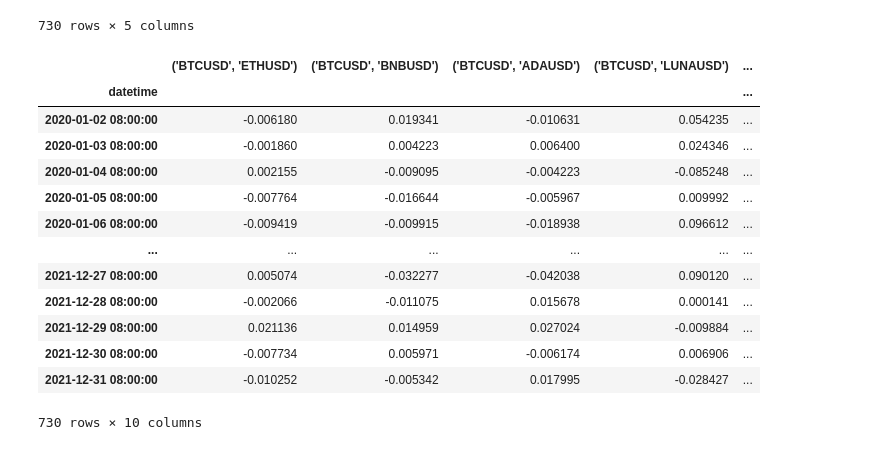
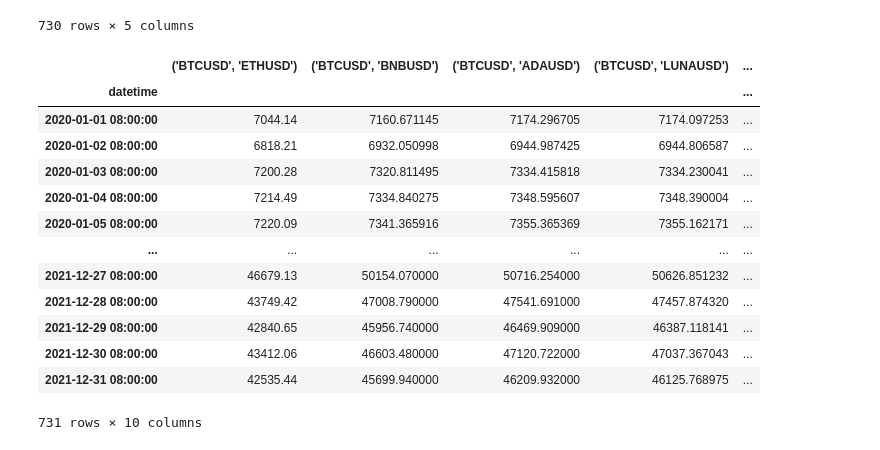
Before and after one commit to TzuH-Hsu/Crypto_PairsTrading, a Jupyter notebook: result.ipynb, the cells around one changed output. Drawn from its saved outputs; the diff is of its cells as text; code cells hidden in the pictures.

```diff
--- a/result.ipynb
+++ b/result.ipynb
@@ -84,20 +84,20 @@ logReturn_df
 730 rows × 5 columns
 # %%
 from Modeling import return_spreads
-return_spreads_df = return_spreads(logReturn_df)
+return_spreads_df = return_spreads(prices_df)
 return_spreads_df
 # %% [output]
 |  | ('BTCUSD', 'ETHUSD') | ('BTCUSD', 'BNBUSD') | ('BTCUSD', 'ADAUSD') | ('BTCUSD', 'LUNAUSD') | ... |
 | datetime |  |  |  |  | ... |
-| 2020-01-02 08:00:00 | -0.006180 | 0.019341 | -0.010631 | 0.054235 | ... |
-| 2020-01-03 08:00:00 | -0.001860 | 0.004223 | 0.006400 | 0.024346 | ... |
-| 2020-01-04 08:00:00 | 0.002155 | -0.009095 | -0.004223 | -0.085248 | ... |
-| 2020-01-05 08:00:00 | -0.007764 | -0.016644 | -0.005967 | 0.009992 | ... |
-| 2020-01-06 08:00:00 | -0.009419 | -0.009915 | -0.018938 | 0.096612 | ... |
+| 2020-01-01 08:00:00 | 7044.14 | 7160.671145 | 7174.296705 | 7174.097253 | ... |
+| 2020-01-02 08:00:00 | 6818.21 | 6932.050998 | 6944.987425 | 6944.806587 | ... |
+| 2020-01-03 08:00:00 | 7200.28 | 7320.811495 | 7334.415818 | 7334.230041 | ... |
+| 2020-01-04 08:00:00 | 7214.49 | 7334.840275 | 7348.595607 | 7348.390004 | ... |
+| 2020-01-05 08:00:00 | 7220.09 | 7341.365916 | 7355.365369 | 7355.162171 | ... |
 | ... | ... | ... | ... | ... | ... |
-| 2021-12-27 08:00:00 | 0.005074 | -0.032277 | -0.042038 | 0.090120 | ... |
-| 2021-12-28 08:00:00 | -0.002066 | -0.011075 | 0.015678 | 0.000141 | ... |
-| 2021-12-29 08:00:00 | 0.021136 | 0.014959 | 0.027024 | -0.009884 | ... |
-| 2021-12-30 08:00:00 | -0.007734 | 0.005971 | -0.006174 | 0.006906 | ... |
-| 2021-12-31 08:00:00 | -0.010252 | -0.005342 | 0.017995 | -0.028427 | ... |
+| 2021-12-27 08:00:00 | 46679.13 | 50154.070000 | 50716.254000 | 50626.851232 | ... |
+| 2021-12-28 08:00:00 | 43749.42 | 47008.790000 | 47541.691000 | 47457.874320 | ... |
+| 2021-12-29 08:00:00 | 42840.65 | 45956.740000 | 46469.909000 | 46387.118141 | ... |
+| 2021-12-30 08:00:00 | 43412.06 | 46603.480000 | 47120.722000 | 47037.367043 | ... |
+| 2021-12-31 08:00:00 | 42535.44 | 45699.940000 | 46209.932000 | 46125.768975 | ... |
-730 rows × 10 columns
+731 rows × 10 columns
```
Also changed, not shown: parts of 2 cells of this notebook, 1 other file.
